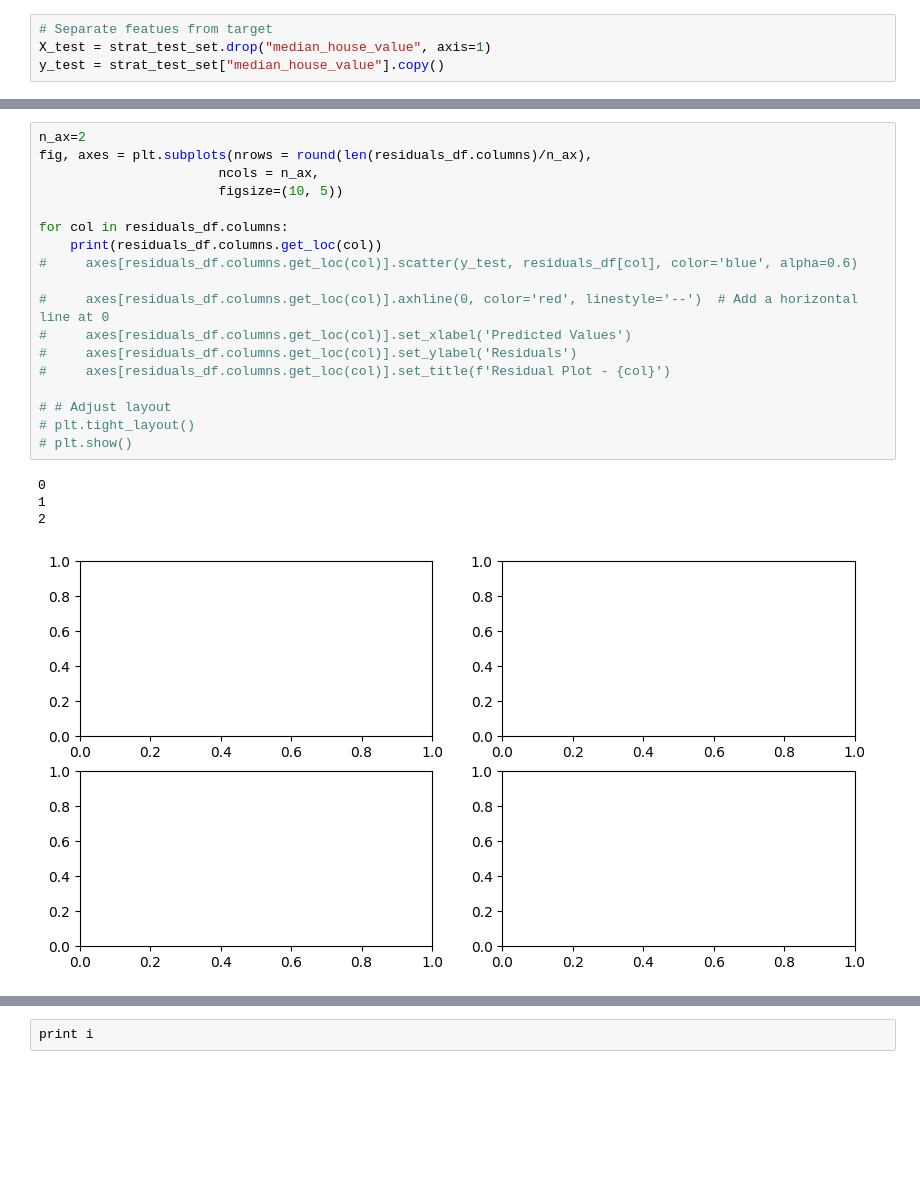
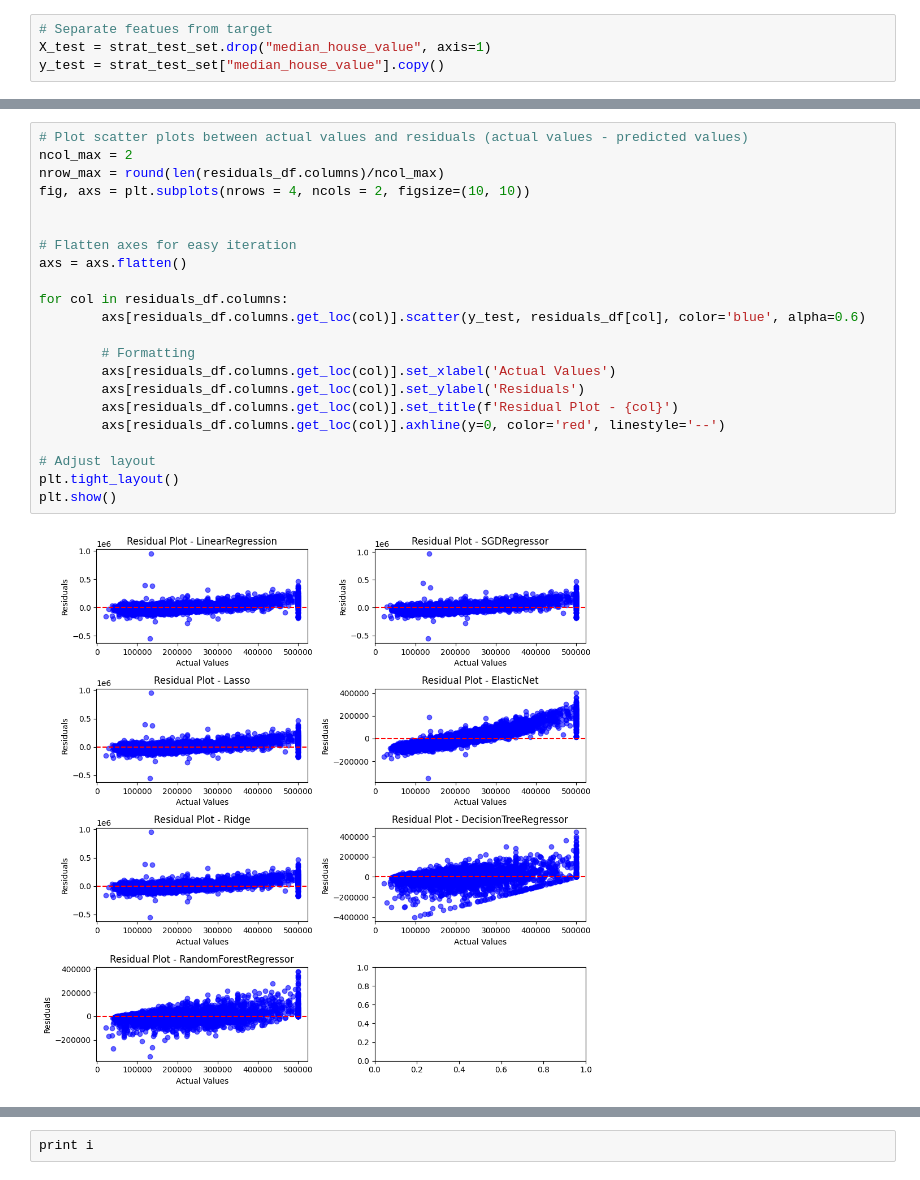
Before and after one commit to thcarole1/house_pricing_prediction, a Jupyter notebook: notebooks/Housing Price Prediction.ipynb, the cells around one changed output, grey strips where cells are left out. Cells and saved outputs as stored; diff of their text form; blank space fills up the shorter version.

```diff
--- a/notebooks/Housing Price Prediction.ipynb
+++ b/notebooks/Housing Price Prediction.ipynb
@@ -919,23 +936,24 @@ Wall time: 651 ms
 # %%
-n_ax=2
-fig, axes = plt.subplots(nrows = round(len(residuals_df.columns)/n_ax),
-                       ncols = n_ax,
-                       figsize=(10, 5))
+# Plot scatter plots between actual values and residuals (actual values - predicted values)
+ncol_max = 2
+nrow_max = round(len(residuals_df.columns)/ncol_max)
+fig, axs = plt.subplots(nrows = 4, ncols = 2, figsize=(10, 10))
+
+
+# Flatten axes for easy iteration
+axs = axs.flatten()
 
 for col in residuals_df.columns:
-    print(residuals_df.columns.get_loc(col))
-#     axes[residuals_df.columns.get_loc(col)].scatter(y_test, residuals_df[col], color='blue', alpha=0.6)
+        axs[residuals_df.columns.get_loc(col)].scatter(y_test, residuals_df[col], color='blue', alpha=0.6)
 
-#     axes[residuals_df.columns.get_loc(col)].axhline(0, color='red', linestyle='--')  # Add a horizontal line at 0
-#     axes[residuals_df.columns.get_loc(col)].set_xlabel('Predicted Values')
-#     axes[residuals_df.columns.get_loc(col)].set_ylabel('Residuals')
-#     axes[residuals_df.columns.get_loc(col)].set_title(f'Residual Plot - {col}')
+        # Formatting
+        axs[residuals_df.columns.get_loc(col)].set_xlabel('Actual Values')
+        axs[residuals_df.columns.get_loc(col)].set_ylabel('Residuals')
+        axs[residuals_df.columns.get_loc(col)].set_title(f'Residual Plot - {col}')
+        axs[residuals_df.columns.get_loc(col)].axhline(y=0, color='red', linestyle='--')
 
-# # Adjust layout
-# plt.tight_layout()
-# plt.show()
+# Adjust layout
+plt.tight_layout()
+plt.show()
 # %% [output]
-0
-1
-2
-[figure, old version]
+[figure, new version]
```
Also changed, not shown: parts of 11 cells of this notebook.
